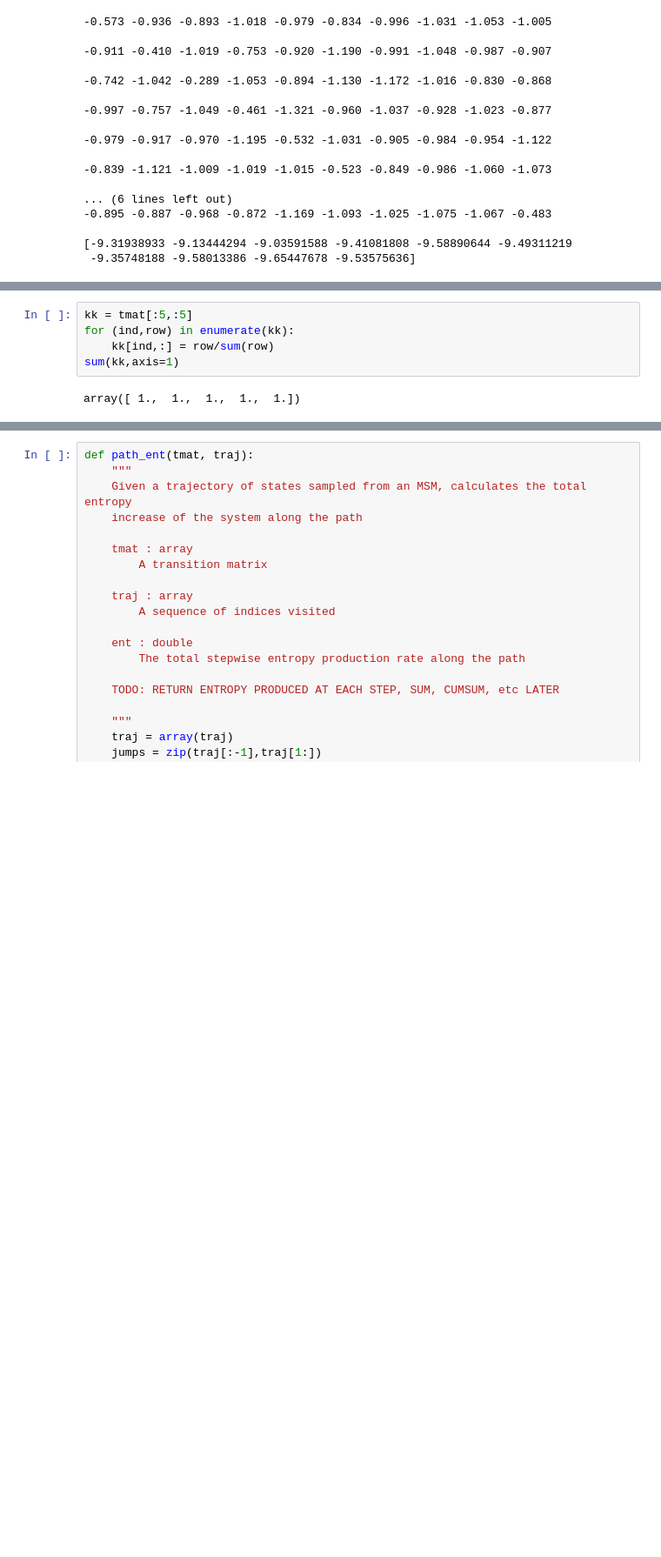
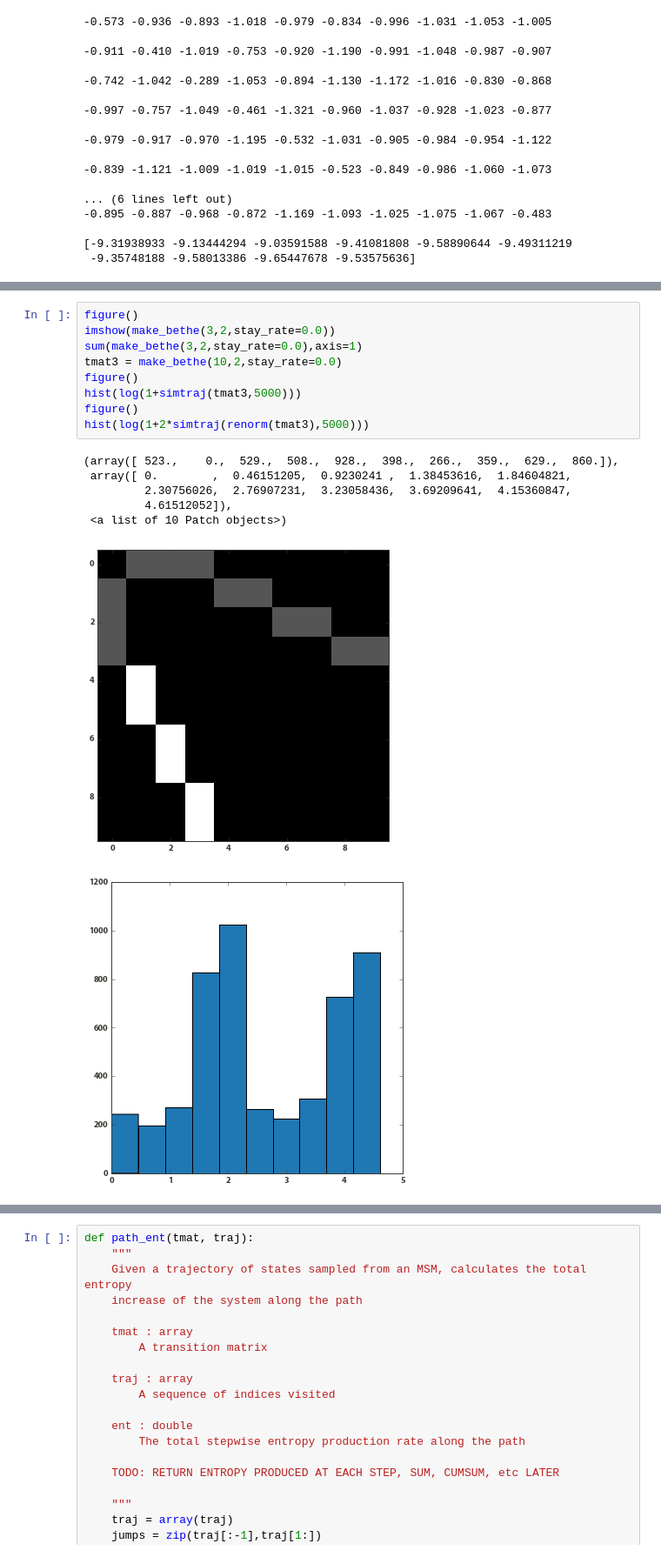
Before and after one commit to williamgilpin/netsim, a Jupyter notebook: simple_models.ipynb, the cells around one changed output, grey strips where cells are left out. Shown at 87% size. Drawn from its saved outputs; the diff is of its cells as text; blank space fills up the shorter version.

```diff
--- a/simple_models.ipynb
+++ b/simple_models.ipynb
@@ -501,7 +366,17 @@ array([ 1.,  1.,  1.,  1.,  1.,  1.,  1.,  1.,  1.,  1.])
-# %%
-kk = tmat[:5,:5]
-for (ind,row) in enumerate(kk):
-    kk[ind,:] = row/sum(row)
-sum(kk,axis=1)
-# %% [output]
-array([ 1.,  1.,  1.,  1.,  1.])
+# %%
+figure()
+imshow(make_bethe(3,2,stay_rate=0.0))
+sum(make_bethe(3,2,stay_rate=0.0),axis=1)
+tmat3 = make_bethe(10,2,stay_rate=0.0)
+figure()
+hist(log(1+simtraj(tmat3,5000)))
+figure()
+hist(log(1+2*simtraj(renorm(tmat3),5000)))
+# %% [output]
+(array([ 523.,    0.,  529.,  508.,  928.,  398.,  266.,  359.,  629.,  860.]),
+ array([ 0.        ,  0.46151205,  0.9230241 ,  1.38453616,  1.84604821,
+         2.30756026,  2.76907231,  3.23058436,  3.69209641,  4.15360847,
+         4.61512052]),
+ <a list of 10 Patch objects>)
+[figure, added]
+[figure, added]
```
Also changed, not shown: parts of 7 cells of this notebook, 2 other files.
